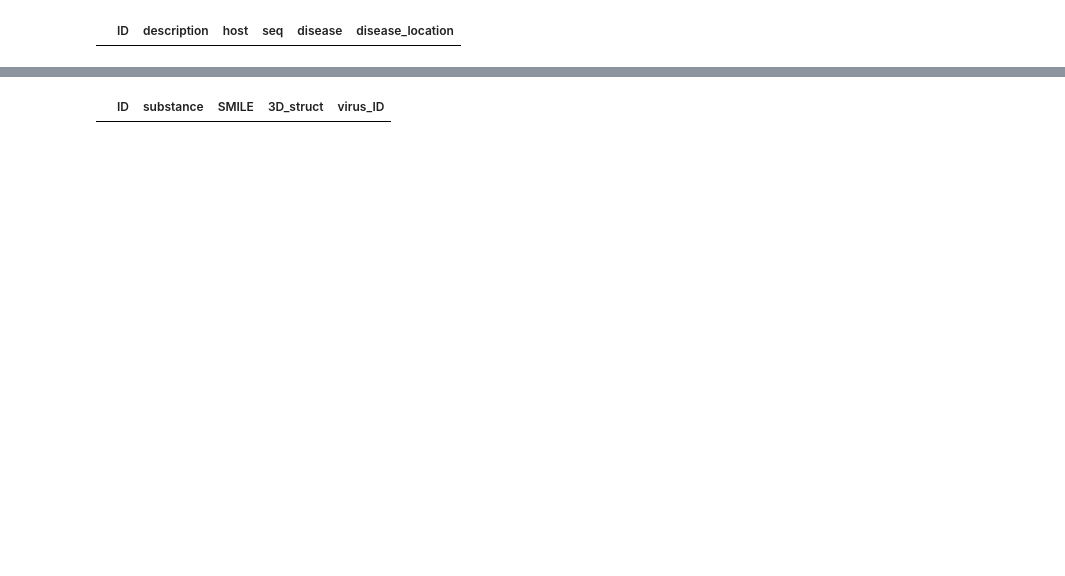
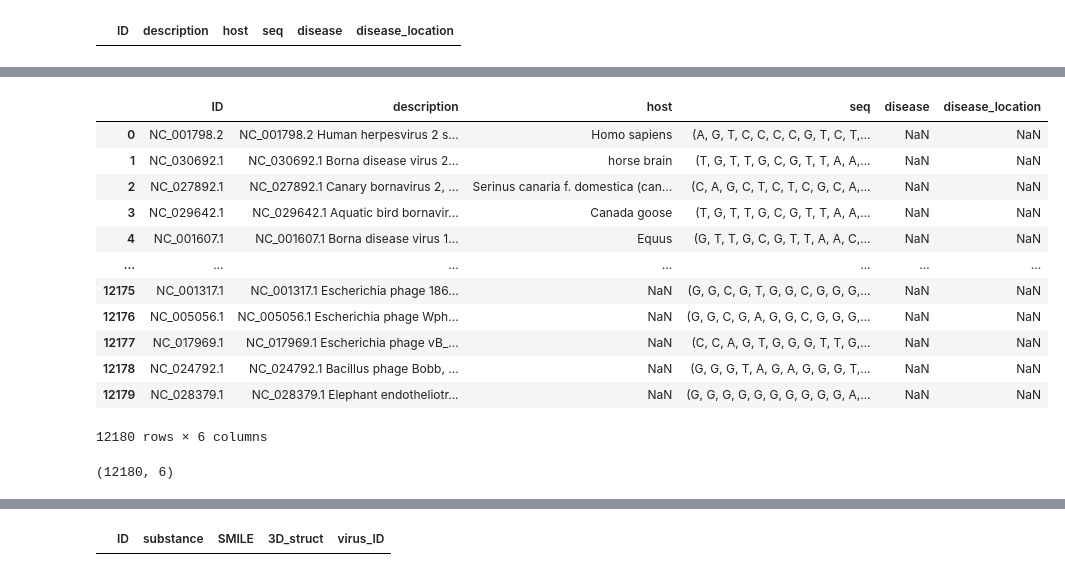
Before and after one commit to auriml/virus, a Jupyter notebook: Dataset_Build.ipynb, the cells around one changed output, grey strips where cells are left out. Cells and saved outputs as stored; diff of their text form; code cells hidden in the pictures; blank space fills up the shorter version.

```diff
--- a/Dataset_Build.ipynb
+++ b/Dataset_Build.ipynb
@@ -37,0 +196,20 @@ df.head()
+# %%
+df
+# %% [output]
+|  | ID | description | host | seq | disease | disease_location |
+| 0 | NC_001798.2 | NC_001798.2 Human herpesvirus 2 s... | Homo sapiens | (A, G, T, C, C, C, C, G, T, C, T,... | NaN | NaN |
+| 1 | NC_030692.1 | NC_030692.1 Borna disease virus 2... | horse brain | (T, G, T, T, G, C, G, T, T, A, A,... | NaN | NaN |
+| 2 | NC_027892.1 | NC_027892.1 Canary bornavirus 2, ... | Serinus canaria f. domestica (can... | (C, A, G, C, T, C, T, C, G, C, A,... | NaN | NaN |
+| 3 | NC_029642.1 | NC_029642.1 Aquatic bird bornavir... | Canada goose | (T, G, T, T, G, C, G, T, T, A, A,... | NaN | NaN |
+| 4 | NC_001607.1 | NC_001607.1 Borna disease virus 1... | Equus | (G, T, T, G, C, G, T, T, A, A, C,... | NaN | NaN |
+| ... | ... | ... | ... | ... | ... | ... |
+| 12175 | NC_001317.1 | NC_001317.1 Escherichia phage 186... | NaN | (G, G, C, G, T, G, G, C, G, G, G,... | NaN | NaN |
+| 12176 | NC_005056.1 | NC_005056.1 Escherichia phage Wph... | NaN | (G, G, C, G, A, G, G, C, G, G, G,... | NaN | NaN |
+| 12177 | NC_017969.1 | NC_017969.1 Escherichia phage vB_... | NaN | (C, C, A, G, T, G, G, G, T, T, G,... | NaN | NaN |
+| 12178 | NC_024792.1 | NC_024792.1 Bacillus phage Bobb, ... | NaN | (G, G, G, T, A, G, A, G, G, G, T,... | NaN | NaN |
+| 12179 | NC_028379.1 | NC_028379.1 Elephant endotheliotr... | NaN | (G, G, G, G, G, G, G, G, G, G, A,... | NaN | NaN |
+12180 rows × 6 columns
+# %%
+df.shape
+# %% [output]
+(12180, 6)
```
Also changed, not shown: parts of 12 cells of this notebook.
